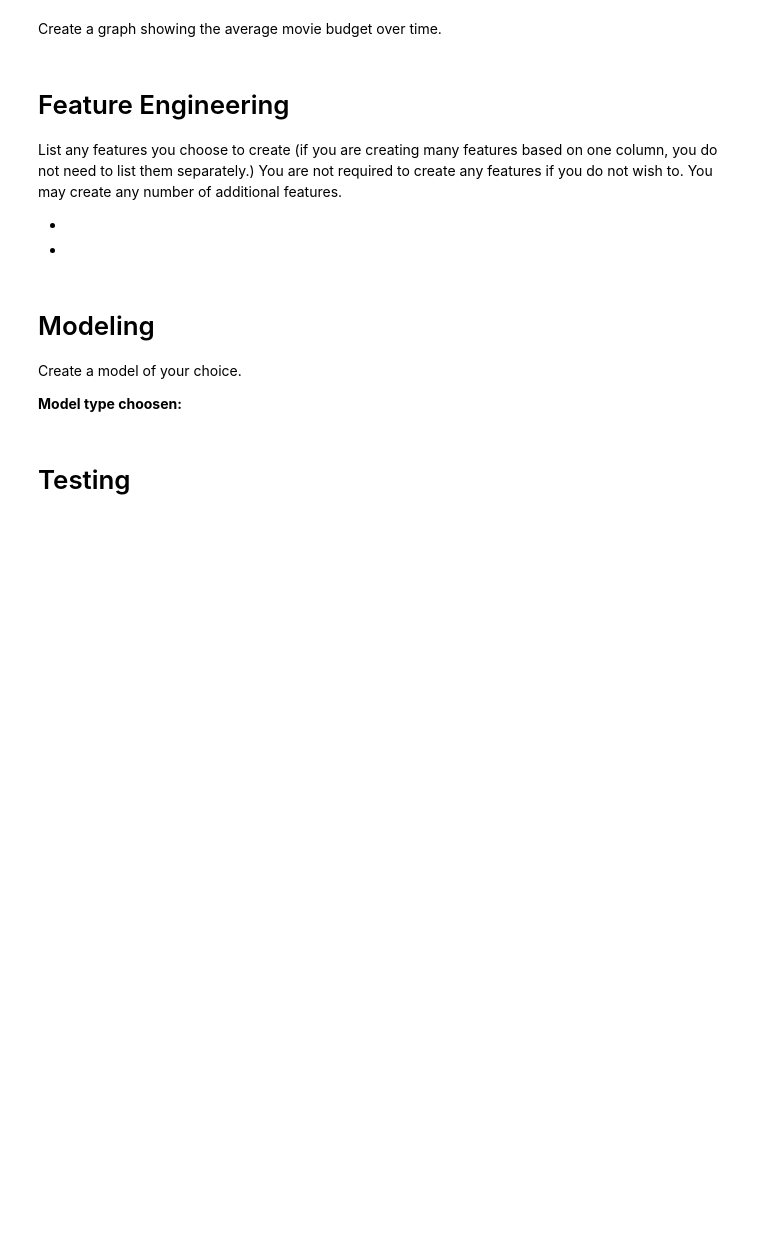
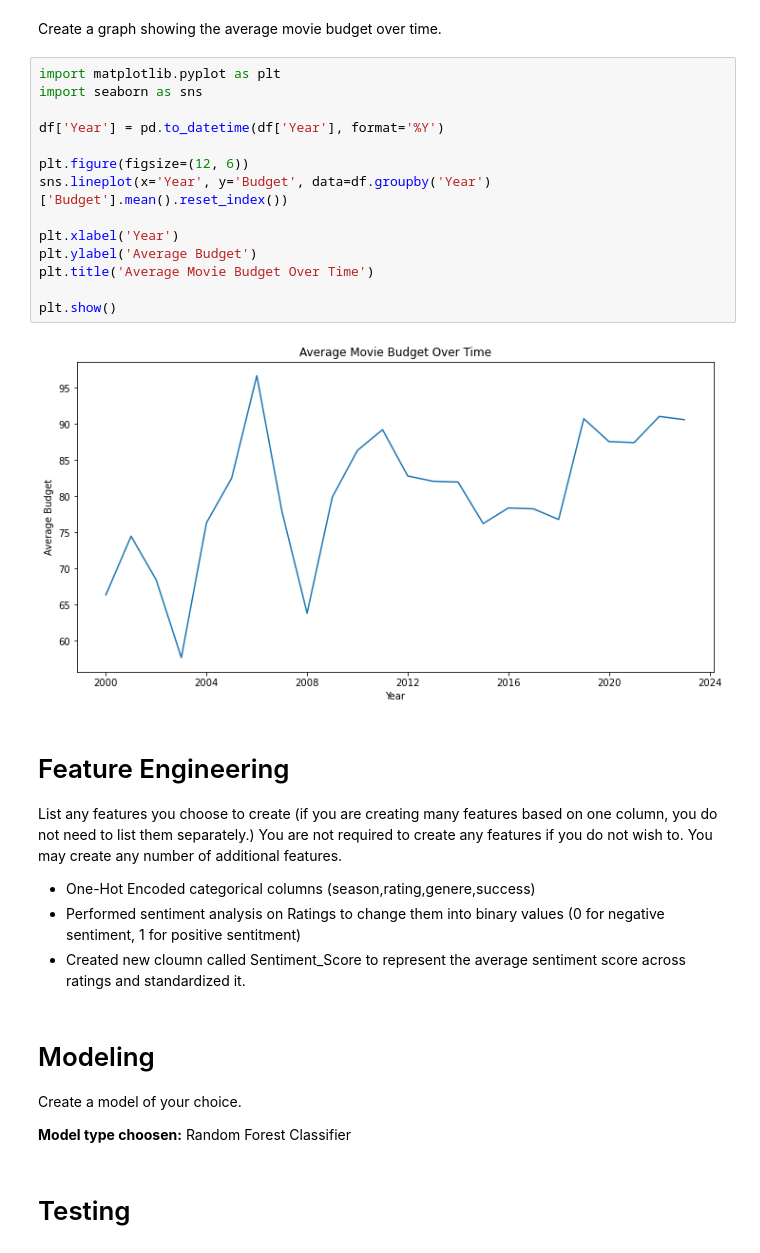
Before and after one commit to ssharm1524/flop-or-not, a Jupyter notebook: FinalProject.ipynb, the cells around one changed output. Drawn from its saved outputs; the diff is of its cells as text; blank space fills up the shorter version.

```diff
--- a/FinalProject.ipynb
+++ b/FinalProject.ipynb
@@ -58,19 +216,36 @@ Create a chart that compares the distribution of the budget for each different n
 # %% [markdown]
 Create a graph showing the average movie budget over time.
+# %%
+import matplotlib.pyplot as plt
+import seaborn as sns
+
+df['Year'] = pd.to_datetime(df['Year'], format='%Y')
+
+plt.figure(figsize=(12, 6))
+sns.lineplot(x='Year', y='Budget', data=df.groupby('Year')['Budget'].mean().reset_index())
+
+plt.xlabel('Year')
+plt.ylabel('Average Budget')
+plt.title('Average Movie Budget Over Time')
+
+plt.show()
+# %% [output]
+[figure, added]
 # %% [markdown]
 # Feature Engineering
 
 List any features you choose to create (if you are creating many features based on one column, you do not need to list them separately.) You are not required to create any features if you do not wish to. You may create any number of additional features.
 
 
-*
-*
+* One-Hot Encoded categorical columns (season,rating,genere,success)
+* Performed sentiment analysis on Ratings to change them into binary values (0 for negative sentiment, 1 for positive sentitment)
+* Created new cloumn called Sentiment_Score to represent the average sentiment score across ratings and standardized it.
 # %% [markdown]
 # Modeling
 
 Create a model of your choice.
 
-**Model type choosen:**
+**Model type choosen:** Random Forest Classifier
 # %% [markdown]
 # Testing
 # %% [markdown]
```
Also changed, not shown: parts of 20 cells of this notebook.
